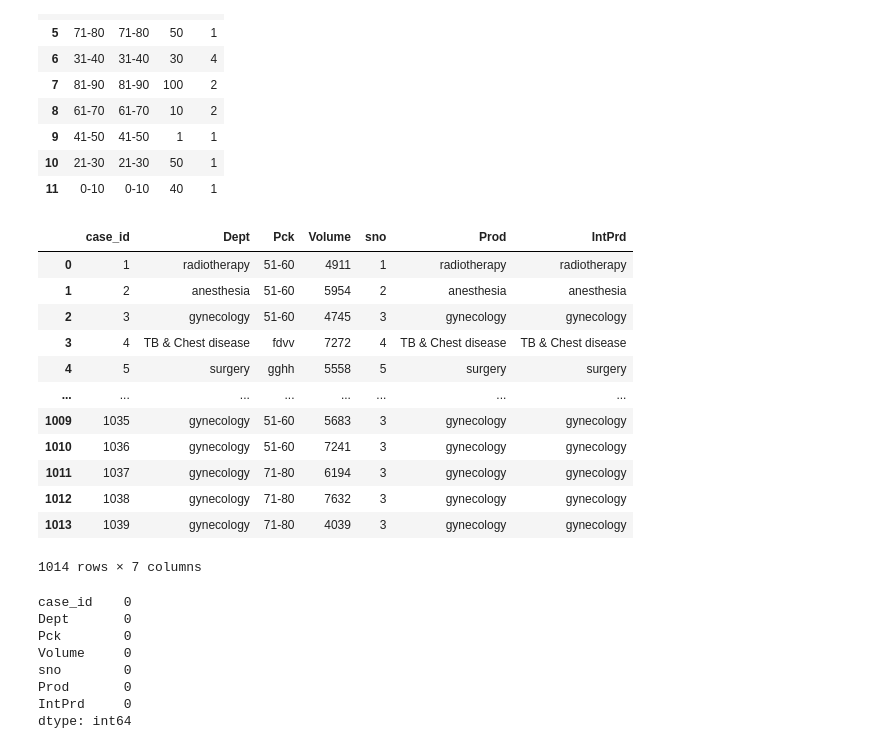
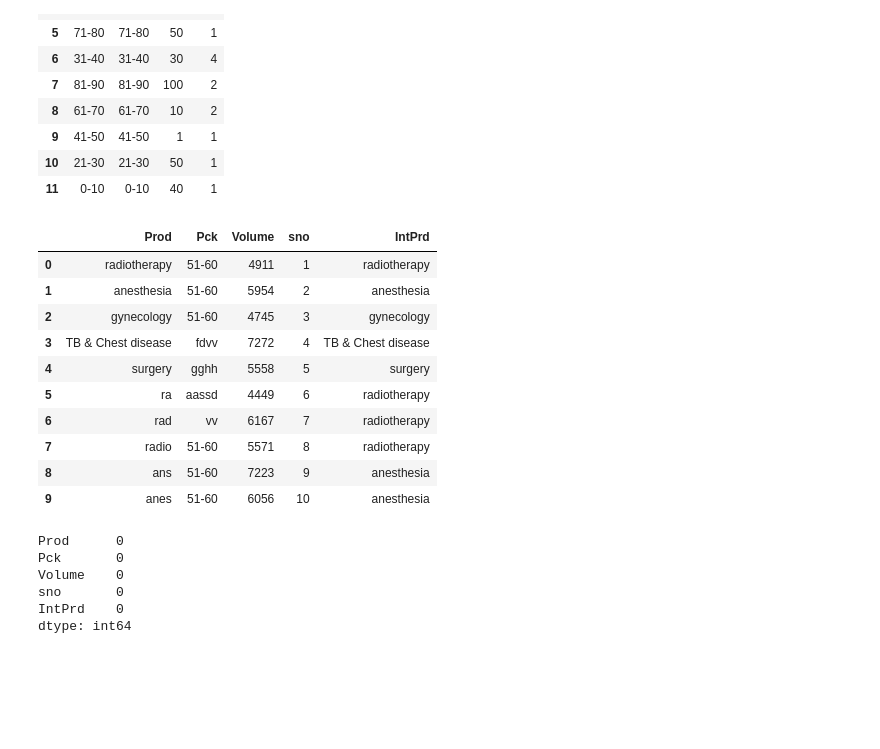
Before and after one commit to Karan5403/Data-science, a Jupyter notebook: WNS.ipynb, the cells around one changed output. Saved outputs shown, nothing was run; the diff lists cells and outputs as text; code cells hidden in the pictures; blank space fills up the shorter version.

```diff
--- a/WNS.ipynb
+++ b/WNS.ipynb
@@ -87,31 +99,27 @@ Dot
 | 10 | 21-30 | 21-30 | 50 | 1 |
 | 11 | 0-10 | 0-10 | 40 | 1 |
 # %%
-df1=pd.merge(test,IntPrd,'left',left_on='Dept',right_on='Prod')
-df1
+df1=pd.merge(test,IntPrd,'left','Prod')
+df1[0:10]
 # %% [output]
-|  | case_id | Dept | Pck | Volume | sno | Prod | IntPrd |
-| 0 | 1 | radiotherapy | 51-60 | 4911 | 1 | radiotherapy | radiotherapy |
-| 1 | 2 | anesthesia | 51-60 | 5954 | 2 | anesthesia | anesthesia |
-| 2 | 3 | gynecology | 51-60 | 4745 | 3 | gynecology | gynecology |
-| 3 | 4 | TB & Chest disease | fdvv | 7272 | 4 | TB & Chest disease | TB & Chest disease |
-| 4 | 5 | surgery | gghh | 5558 | 5 | surgery | surgery |
-| ... | ... | ... | ... | ... | ... | ... | ... |
-| 1009 | 1035 | gynecology | 51-60 | 5683 | 3 | gynecology | gynecology |
-| 1010 | 1036 | gynecology | 51-60 | 7241 | 3 | gynecology | gynecology |
-| 1011 | 1037 | gynecology | 71-80 | 6194 | 3 | gynecology | gynecology |
-| 1012 | 1038 | gynecology | 71-80 | 7632 | 3 | gynecology | gynecology |
-| 1013 | 1039 | gynecology | 71-80 | 4039 | 3 | gynecology | gynecology |
+|  | Prod | Pck | Volume | sno | IntPrd |
+| 0 | radiotherapy | 51-60 | 4911 | 1 | radiotherapy |
+| 1 | anesthesia | 51-60 | 5954 | 2 | anesthesia |
+| 2 | gynecology | 51-60 | 4745 | 3 | gynecology |
+| 3 | TB & Chest disease | fdvv | 7272 | 4 | TB & Chest disease |
+| 4 | surgery | gghh | 5558 | 5 | surgery |
+| 5 | ra | aassd | 4449 | 6 | radiotherapy |
+| 6 | rad | vv | 6167 | 7 | radiotherapy |
+| 7 | radio | 51-60 | 5571 | 8 | radiotherapy |
+| 8 | ans | 51-60 | 7223 | 9 | anesthesia |
+| 9 | anes | 51-60 | 6056 | 10 | anesthesia |
-1014 rows × 7 columns
 # %%
 df1.isna().sum()
 # %% [output]
-case_id    0
-Dept       0
-Pck        0
-Volume     0
-sno        0
-Prod       0
-IntPrd     0
+Prod      0
+Pck       0
+Volume    0
+sno       0
+IntPrd    0
 dtype: int64
 # %%
```
Also changed, not shown: parts of 15 cells of this notebook.
